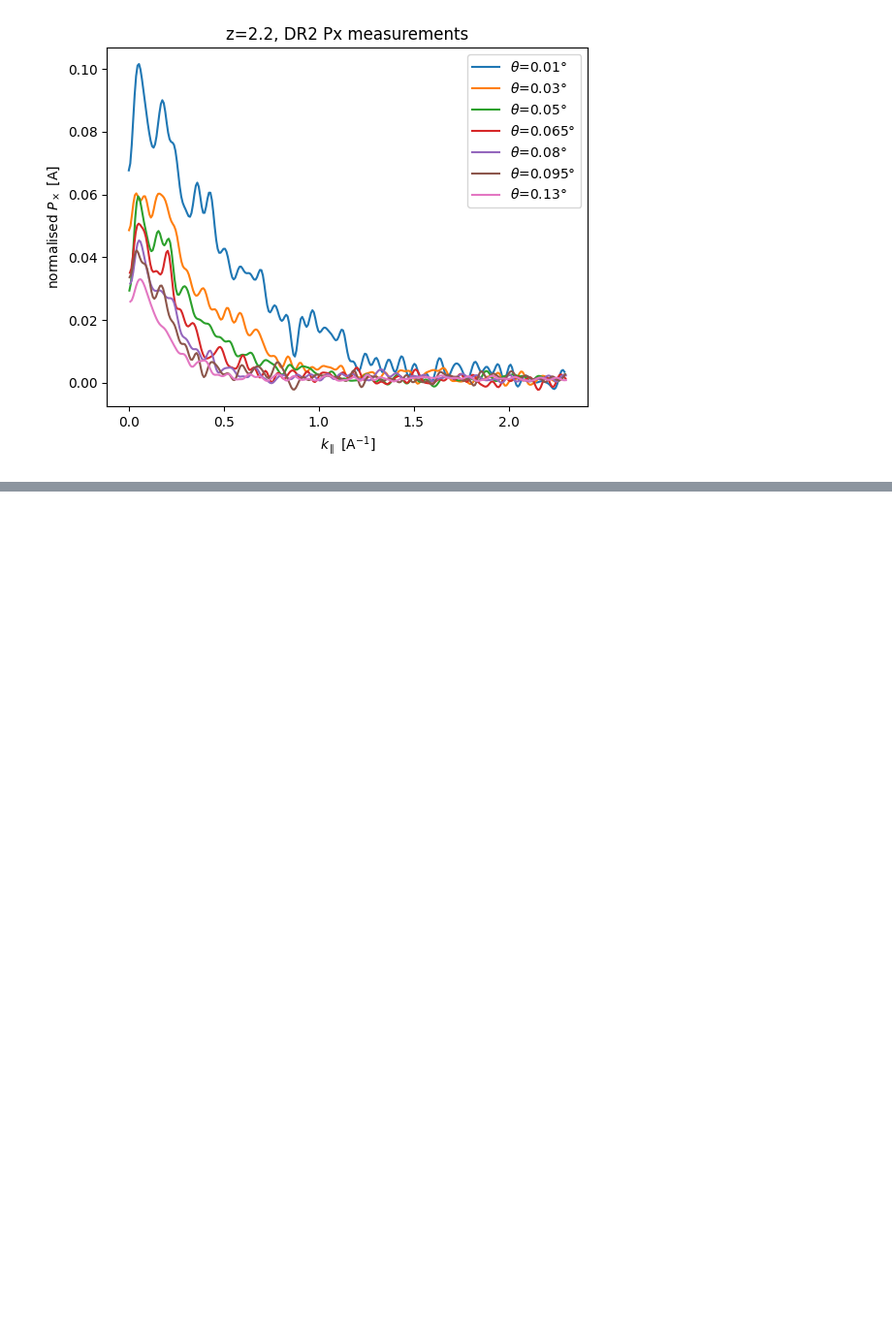
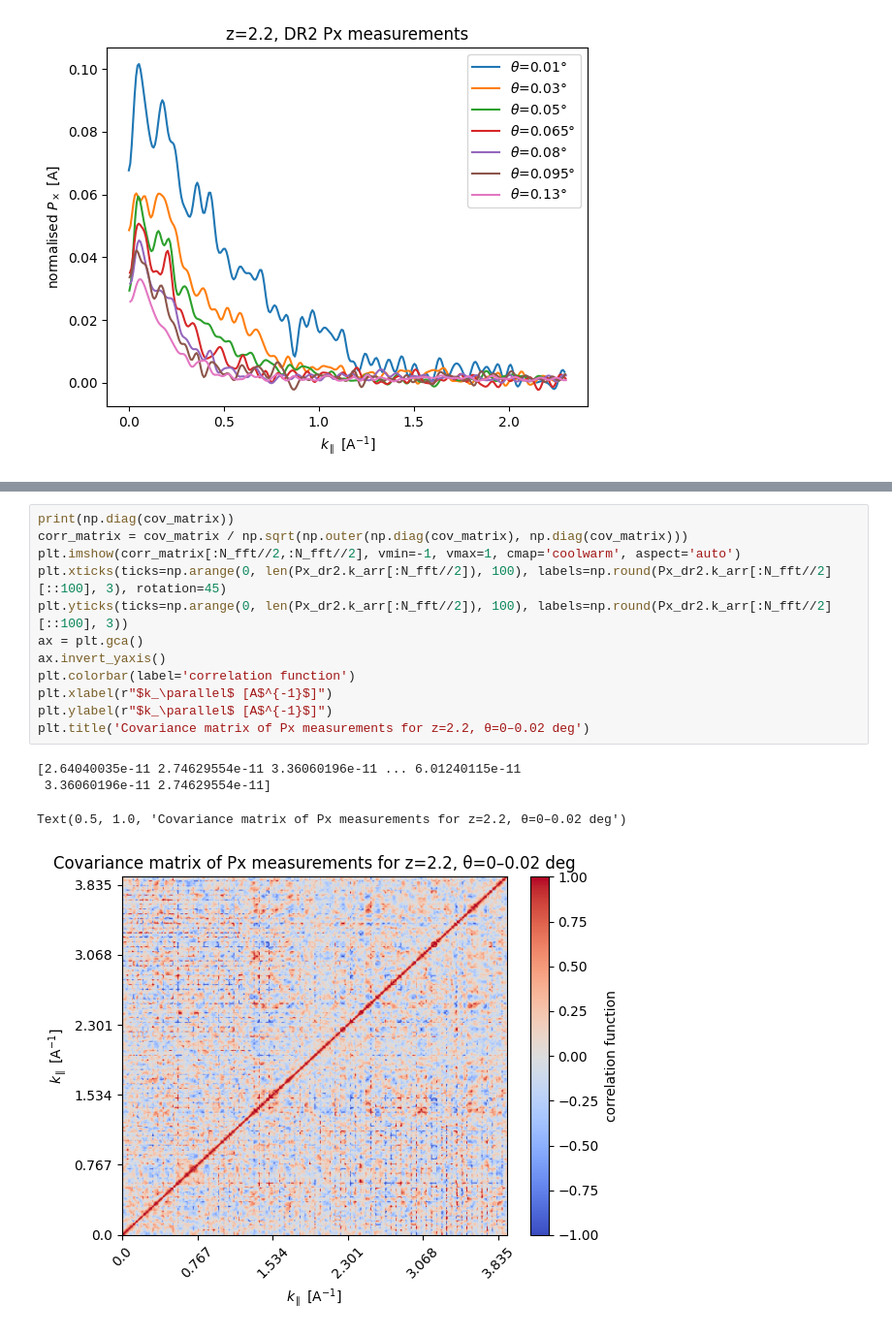
Before and after one commit to sindhusatyavolu/Lya_Px, a Jupyter notebook: notebooks/compare_Gaussian_skewers.ipynb, the cells around one changed output, grey strips where cells are left out. Shown at 97% size. Drawn from its saved outputs; the diff is of its cells as text; blank space fills up the shorter version.

```diff
--- a/notebooks/compare_Gaussian_skewers.ipynb
+++ b/notebooks/compare_Gaussian_skewers.ipynb
@@ -334,0 +411,17 @@ plt.legend()
+# %%
+print(np.diag(cov_matrix))
+corr_matrix = cov_matrix / np.sqrt(np.outer(np.diag(cov_matrix), np.diag(cov_matrix)))
+plt.imshow(corr_matrix[:N_fft//2,:N_fft//2], vmin=-1, vmax=1, cmap='coolwarm', aspect='auto')
+plt.xticks(ticks=np.arange(0, len(Px_dr2.k_arr[:N_fft//2]), 100), labels=np.round(Px_dr2.k_arr[:N_fft//2][::100], 3), rotation=45)
+plt.yticks(ticks=np.arange(0, len(Px_dr2.k_arr[:N_fft//2]), 100), labels=np.round(Px_dr2.k_arr[:N_fft//2][::100], 3))
+ax = plt.gca()
+ax.invert_yaxis()
+plt.colorbar(label='correlation function')
+plt.xlabel(r"$k_\parallel$ [A$^{-1}$]")
+plt.ylabel(r"$k_\parallel$ [A$^{-1}$]")
+plt.title('Covariance matrix of Px measurements for z=2.2, θ=0–0.02 deg')
+# %% [output]
+[2.64040035e-11 2.74629554e-11 3.36060196e-11 ... 6.01240115e-11
+ 3.36060196e-11 2.74629554e-11]
+Text(0.5, 1.0, 'Covariance matrix of Px measurements for z=2.2, θ=0–0.02 deg')
+[figure, added]
```
Also changed, not shown: parts of 11 cells of this notebook, 3 other files.
